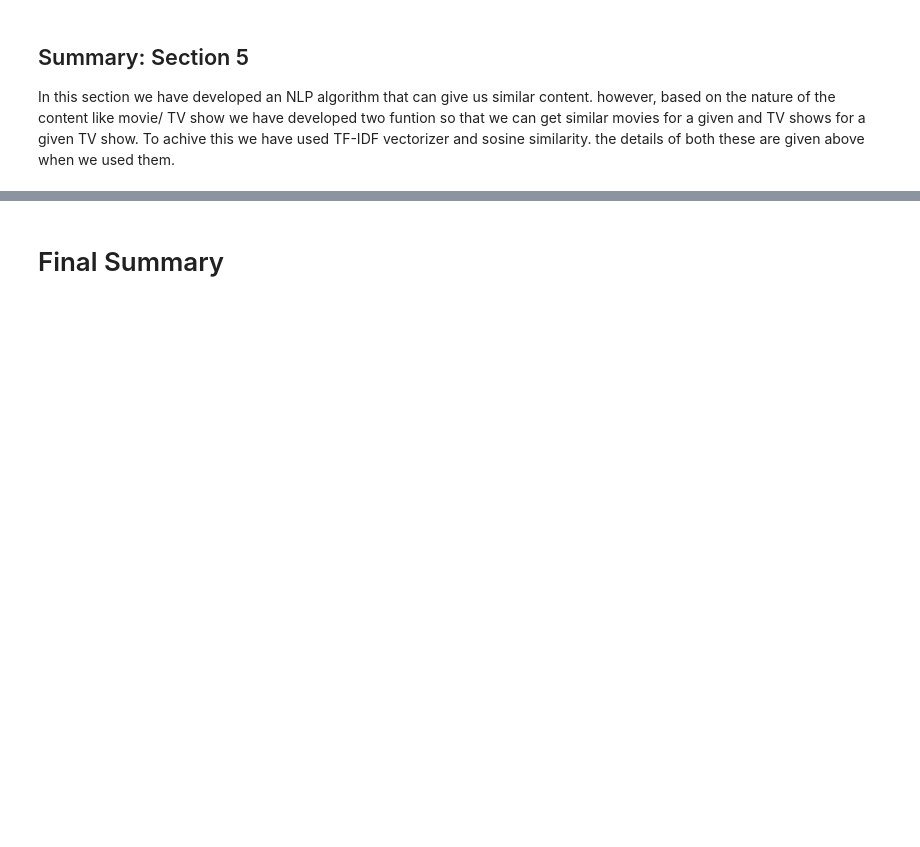
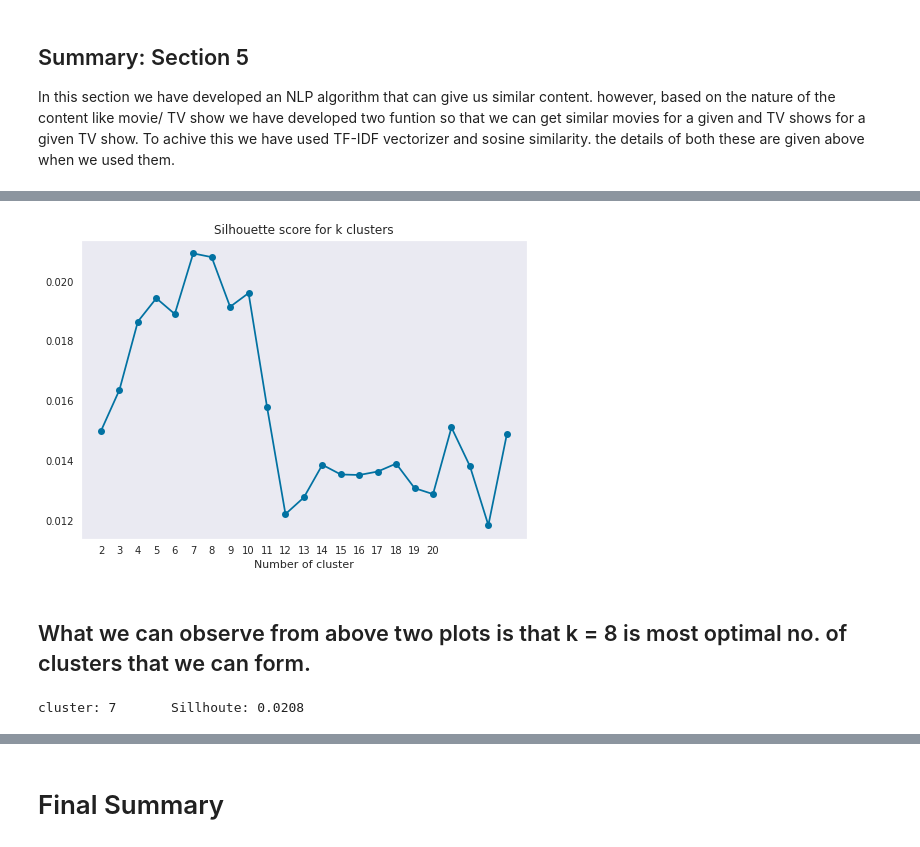
Before and after one commit to MohdSharik99/NETFLIX_MOVIES_AND_TV_SHOWS_CLUSTERING, a Jupyter notebook: NETFLIX_MOVIES_AND_TV_SHOWS_CLUSTERING.ipynb, the cells around one changed output, grey strips where cells are left out. Saved outputs shown, nothing was run; the diff lists cells and outputs as text; code cells hidden in the pictures; blank space fills up the shorter version.

```diff
--- a/NETFLIX_MOVIES_AND_TV_SHOWS_CLUSTERING.ipynb
+++ b/NETFLIX_MOVIES_AND_TV_SHOWS_CLUSTERING.ipynb
@@ -1406,0 +1189,10 @@ print(myTable)
+# %%
+# calculating silhoutte score for all clusters
+sill = [] # sillhoute score
+for i in range(2,25):
+    model = KMeans(n_clusters=i,init ='k-means++',random_state=51)
+    model.fit(X)
+    y_pred = model.predict(X)
+    score = silhouette_score(X,y_pred)
+    sill.append(score)
+    print('cluster: %d \t Sillhoute: %0.4f'%(i,score))
@@ -1406,0 +1217,20 @@ print(myTable)
+# %%
+#Plotting Sillhoute's score
+plt.plot(sill,'bo-')
+plt.xticks(list(range(0,19)),list(range(2,21)))
+plt.grid(),plt.xlabel('Number of cluster')
+plt.title('Silhouette score for k clusters')
+plt.show()
+# %% [output]
+[figure, added]
+# %% [markdown]
+## What we can observe from above two plots is that k = 8 is most optimal no. of clusters that we can form.
+# %%
+# creating and applying a kmeans with K=8
+km_model = KMeans(n_clusters=8,init ='k-means++',random_state=51)
+km_model.fit(X)
+y_preds = km_model.predict(X)
+score = silhouette_score(X,y_preds)
+print('cluster: %d \t Sillhoute: %0.4f'%(7,score))
+# %% [output]
+cluster: 7       Sillhoute: 0.0208
```
Also changed, not shown: parts of 64 cells of this notebook.
